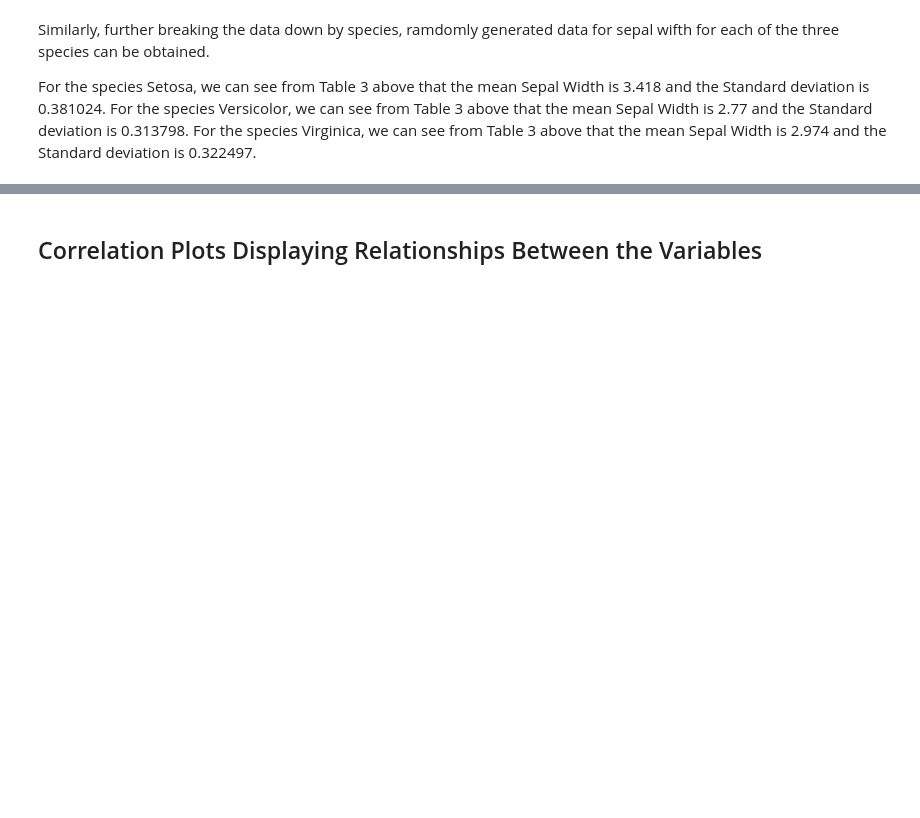
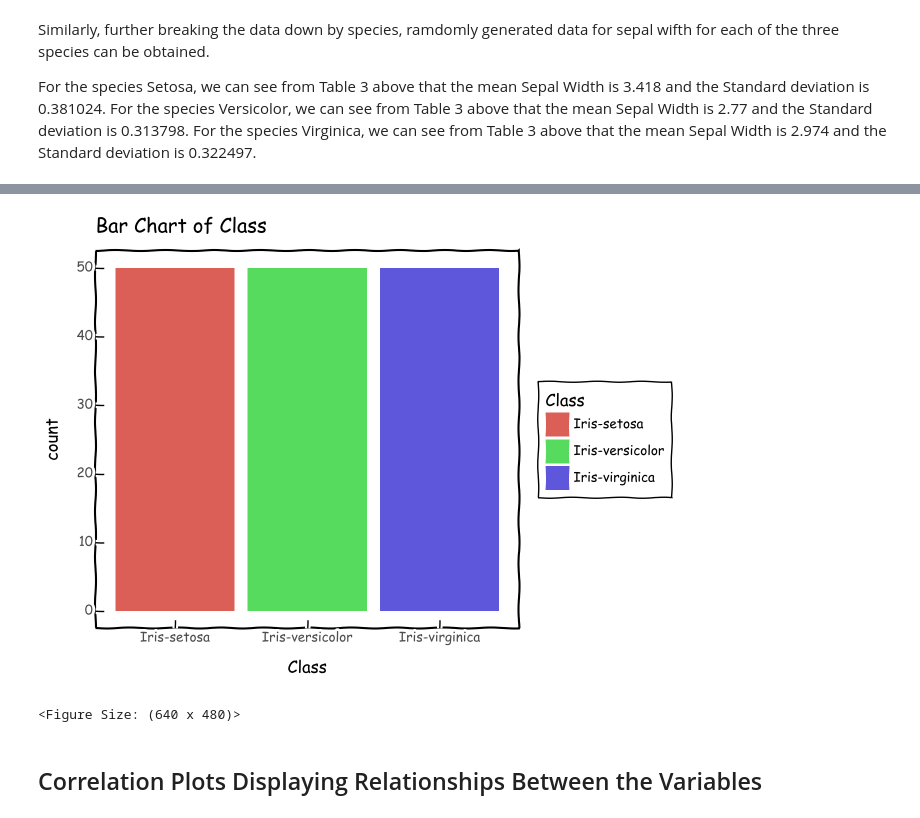
Before and after one commit to rachel-king4/fundamentalsofdataanalysis, a Jupyter notebook: project.ipynb, the cells around one changed output, grey strips where cells are left out. Drawn from its saved outputs; the diff is of its cells as text; code cells hidden in the pictures; blank space fills up the shorter version.

```diff
--- a/project.ipynb
+++ b/project.ipynb
@@ -291,3 +336,12 @@ ax.hist(virginica_sepal_width_dist, bins=100, density=False, color='green');
+# %%
+import logging  # to prevent font errors from displaying
+logging.getLogger('matplotlib.font_manager').disabled = True
+
+# to plot a bar chart for the class variable in the xkcd theme
+(ggplot(iris) + aes(x="Class", fill="Class") + geom_bar() + theme_xkcd() + labs(title="Bar Chart of Class"))
+# %% [output]
+[figure, added]
+<Figure Size: (640 x 480)>
 # %% [markdown]
 ## Correlation Plots Displaying Relationships Between the Variables
 # %% [markdown]
```
Also changed, not shown: parts of 15 cells of this notebook, 1 other file.
